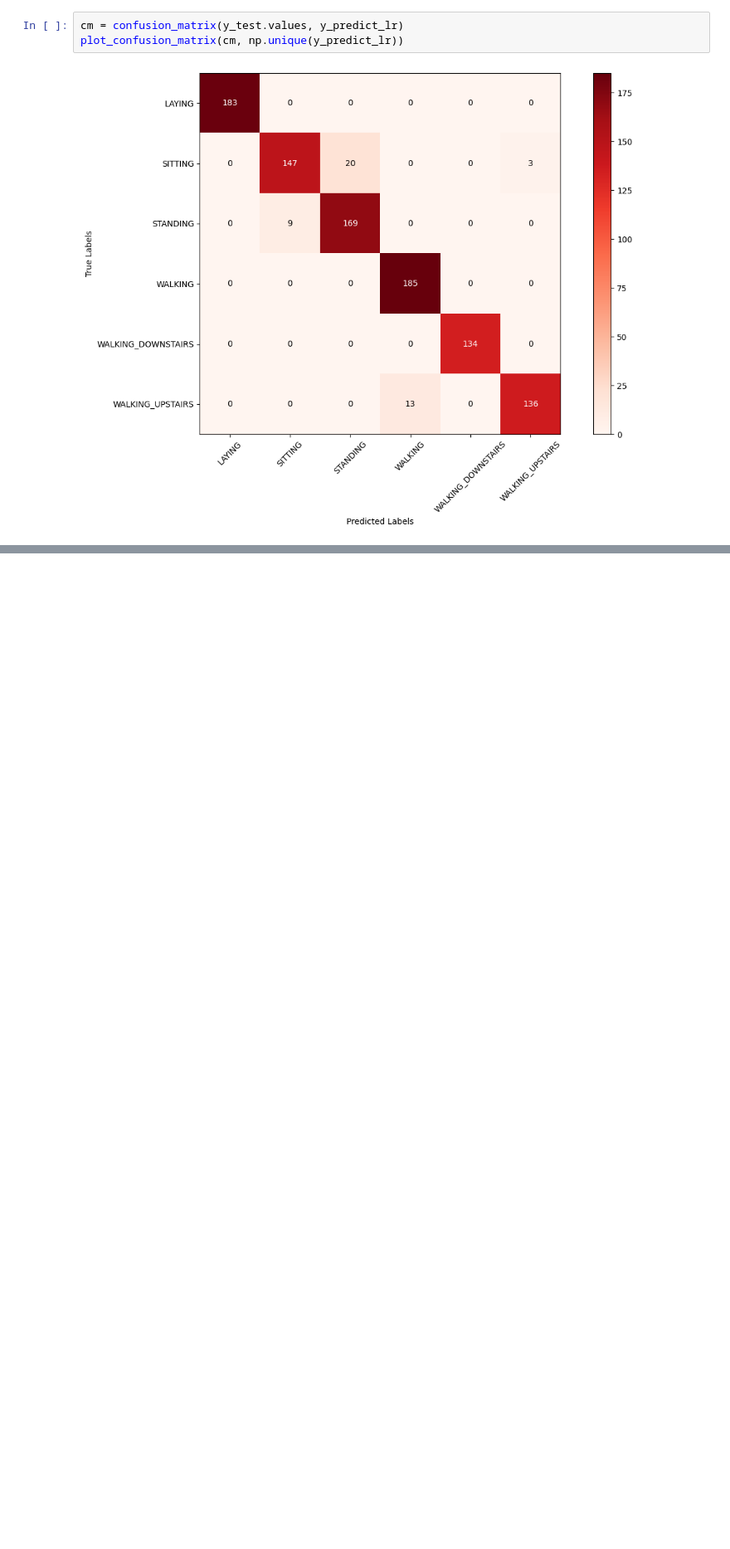
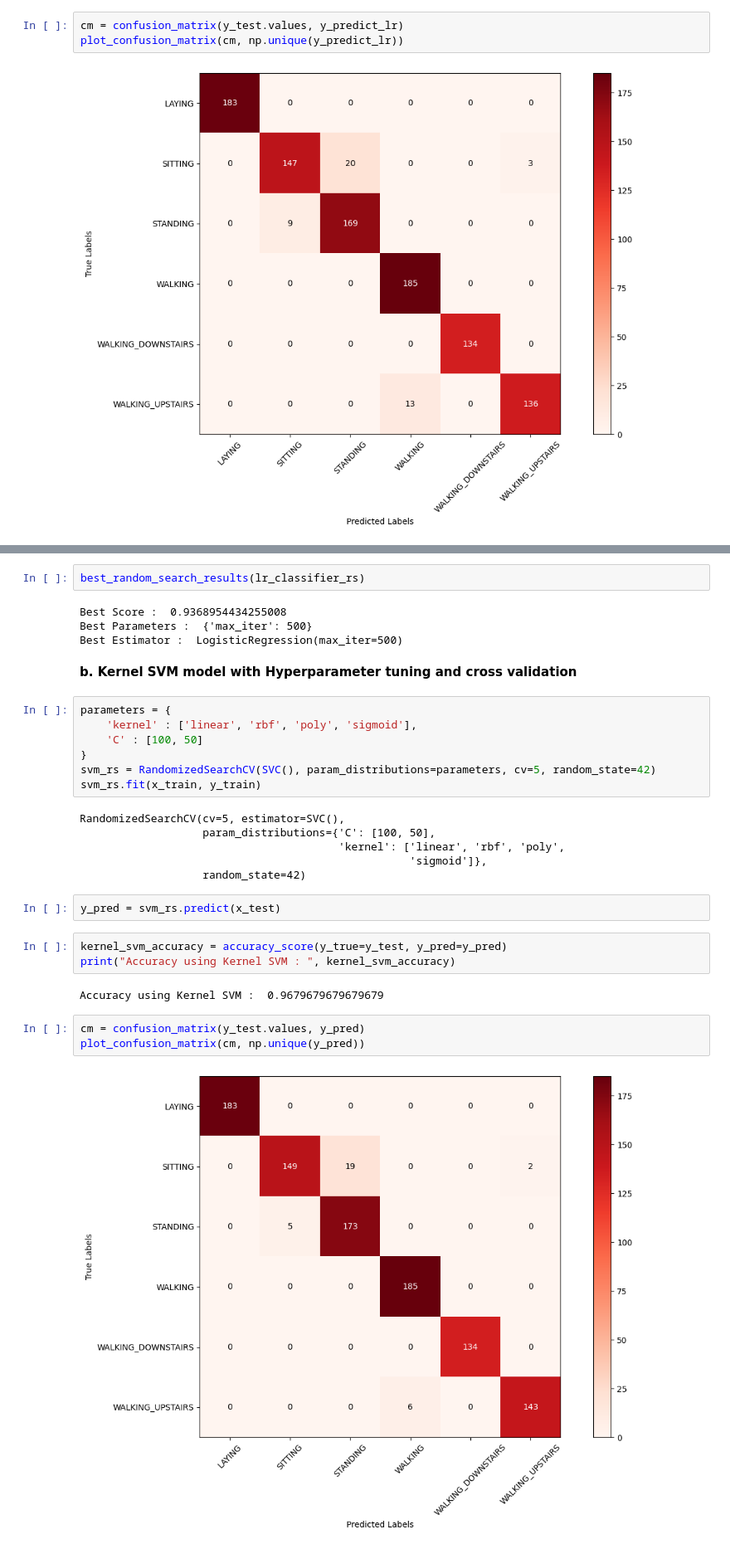
Before and after one commit to shubham8all/Human-Activity-Recognition-Using-Smartphone-Data, a Jupyter notebook: HumanActivityRecognition.ipynb, the cells around one changed output, grey strips where cells are left out. Shown at 83% size. Drawn from its saved outputs; the diff is of its cells as text; blank space fills up the shorter version.

Commit message:
final model commit

```diff
--- a/HumanActivityRecognition.ipynb
+++ b/HumanActivityRecognition.ipynb
@@ -350,0 +357,33 @@ plot_confusion_matrix(cm, np.unique(y_predict_lr))
+# %%
+best_random_search_results(lr_classifier_rs)
+# %% [output]
+Best Score :  0.9368954434255008
+Best Parameters :  {'max_iter': 500}
+Best Estimator :  LogisticRegression(max_iter=500)
+# %% [markdown]
+**b. Kernel SVM model with Hyperparameter tuning and cross validation**
+# %%
+parameters = {
+    'kernel' : ['linear', 'rbf', 'poly', 'sigmoid'],
+    'C' : [100, 50]
+}
+svm_rs = RandomizedSearchCV(SVC(), param_distributions=parameters, cv=5, random_state=42)
+svm_rs.fit(x_train, y_train)
+# %% [output]
+RandomizedSearchCV(cv=5, estimator=SVC(),
+                   param_distributions={'C': [100, 50],
+                                        'kernel': ['linear', 'rbf', 'poly',
+                                                   'sigmoid']},
+                   random_state=42)
+# %%
+y_pred = svm_rs.predict(x_test)
+# %%
+kernel_svm_accuracy = accuracy_score(y_true=y_test, y_pred=y_pred)
+print("Accuracy using Kernel SVM : ", kernel_svm_accuracy)
+# %% [output]
+Accuracy using Kernel SVM :  0.9679679679679679
+# %%
+cm = confusion_matrix(y_test.values, y_pred)
+plot_confusion_matrix(cm, np.unique(y_pred))
+# %% [output]
+[figure, added]
```
Also changed, not shown: parts of 14 cells of this notebook.
